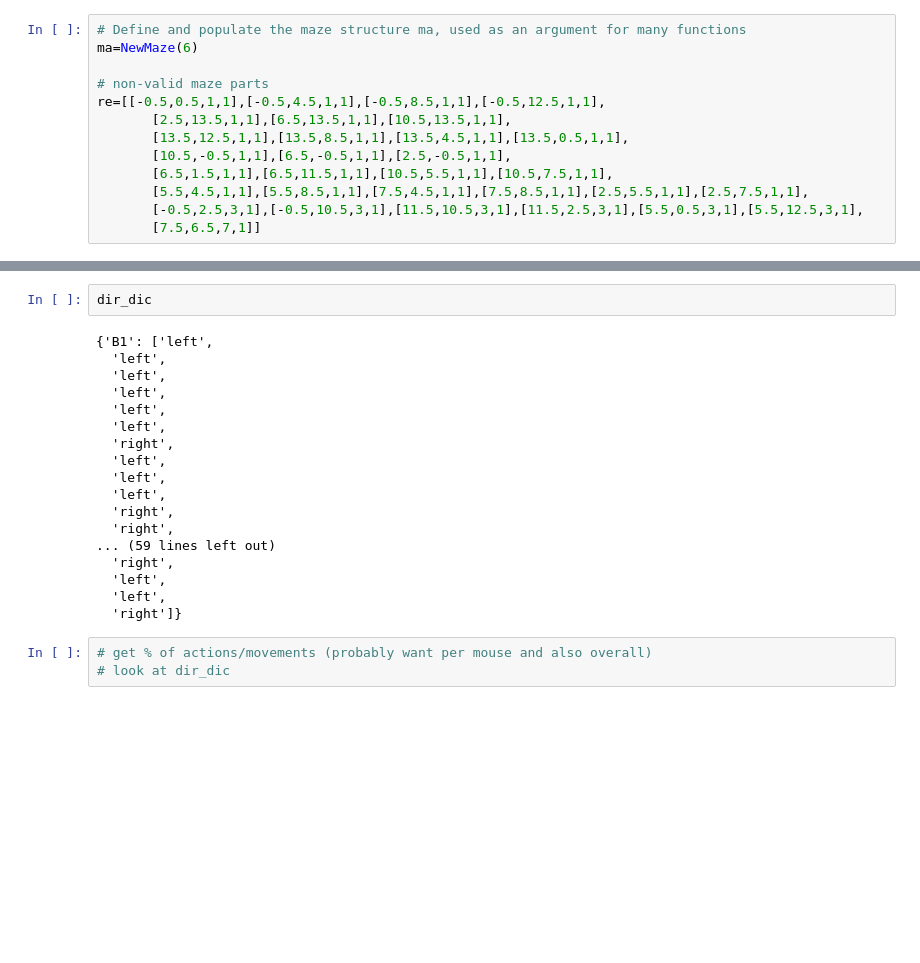
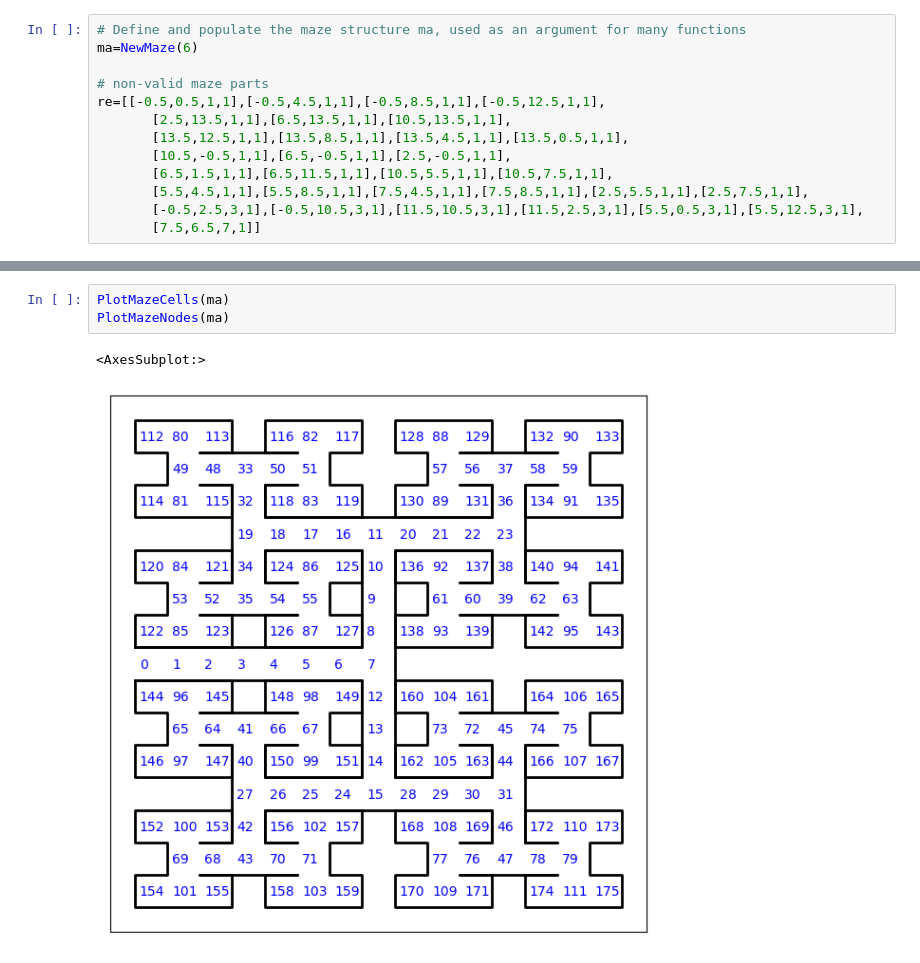
Before and after one commit to marwanrahman/maze_reinforcement_learning, a Jupyter notebook: metrics.ipynb, the cells around one changed output, grey strips where cells are left out. Drawn from its saved outputs; the diff is of its cells as text; blank space fills up the shorter version.

```diff
--- a/metrics.ipynb
+++ b/metrics.ipynb
@@ -238,23 +299,6 @@ AttributeError: 'bool' object has no attribute 'any'
-# %%
-dir_dic
-# %% [output]
-{'B1': ['left',
-  'left',
-  'left',
-  'left',
-  'left',
-  'left',
-  'right',
-  'left',
-  'left',
-  'left',
-  'right',
-  'right',
-... (59 lines left out)
-  'right',
-  'left',
-  'left',
-  'right']}
-# %%
-# get % of actions/movements (probably want per mouse and also overall)
-# look at dir_dic
+# %%
+PlotMazeCells(ma)
+PlotMazeNodes(ma)
+# %% [output]
+<AxesSubplot:>
+[figure, added]
```
Also changed, not shown: parts of 22 cells of this notebook.
